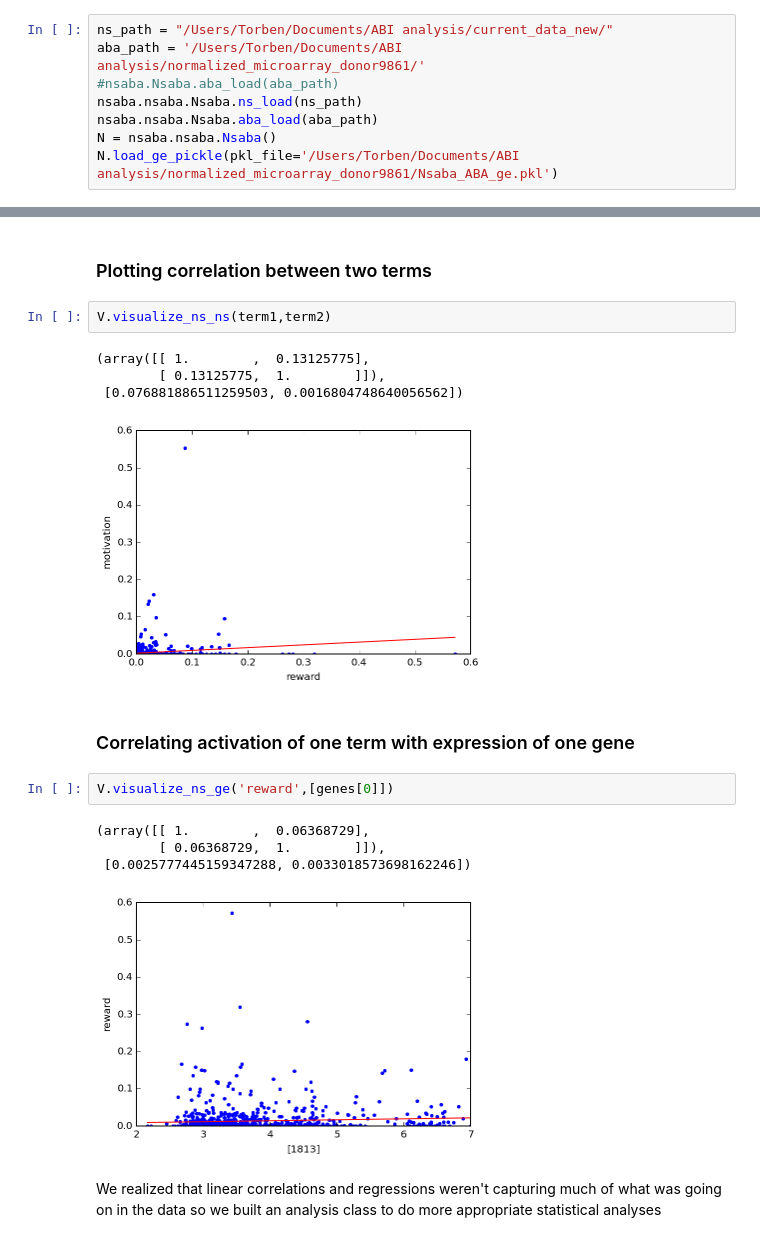
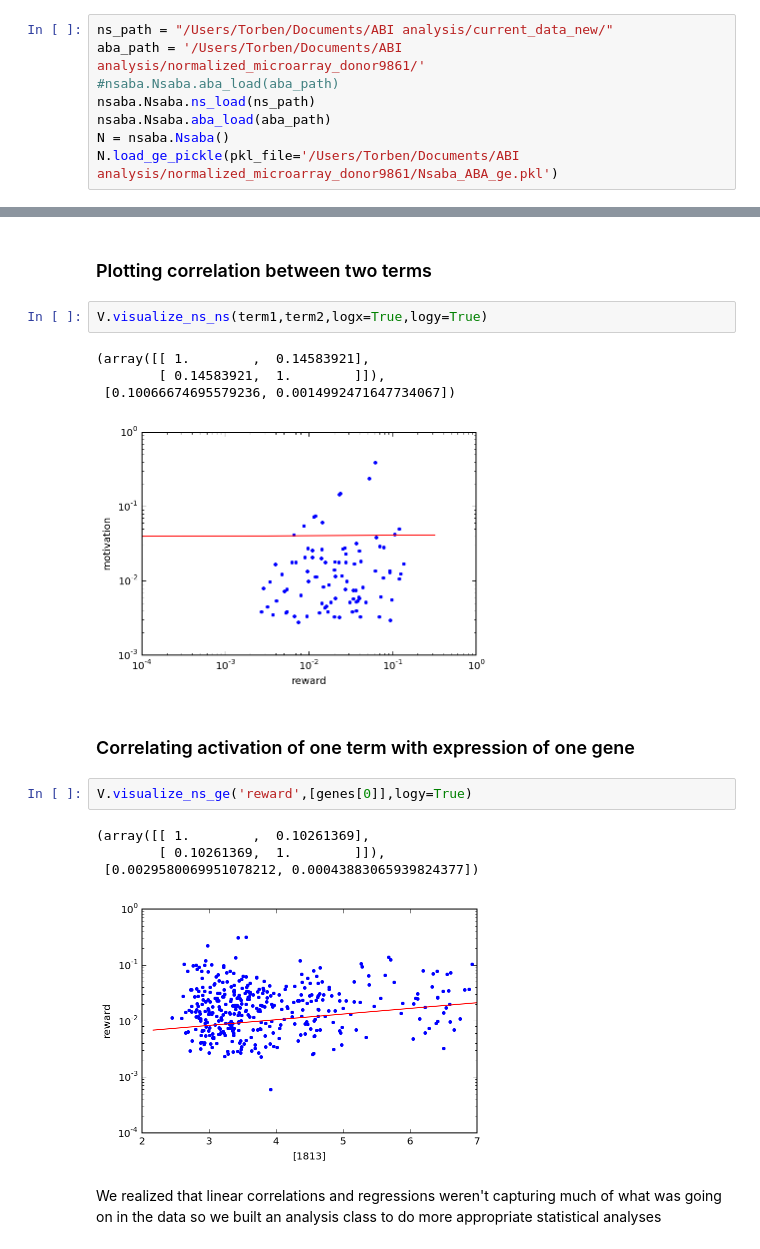
Before and after one commit to voytekresearch/nsaba, a Jupyter notebook: notebooks/demos/Nsaba_Demonstration.ipynb, the cells around one changed output, grey strips where cells are left out. Drawn from its saved outputs; the diff is of its cells as text.

Commit message:
Added correct gene_info and log to visualizations

```diff
--- a/notebooks/demos/Nsaba_Demonstration.ipynb
+++ b/notebooks/demos/Nsaba_Demonstration.ipynb
@@ -91,8 +84,8 @@ The module also contains a few other modules:
 ns_path = "/Users/Torben/Documents/ABI analysis/current_data_new/"
 aba_path = '/Users/Torben/Documents/ABI analysis/normalized_microarray_donor9861/'
 #nsaba.Nsaba.aba_load(aba_path)
-nsaba.nsaba.Nsaba.ns_load(ns_path)
-nsaba.nsaba.Nsaba.aba_load(aba_path)
-N = nsaba.nsaba.Nsaba()
+nsaba.Nsaba.ns_load(ns_path)
+nsaba.Nsaba.aba_load(aba_path)
+N = nsaba.Nsaba()
 N.load_ge_pickle(pkl_file='/Users/Torben/Documents/ABI analysis/normalized_microarray_donor9861/Nsaba_ABA_ge.pkl')
 # %% [output]
@@ -185,21 +190,21 @@ We're plotting the gene expression of the D2 receptor and the dopamine transport
 # %% [markdown]
 ### Plotting correlation between two terms
 # %%
-V.visualize_ns_ns(term1,term2)
+V.visualize_ns_ns(term1,term2,logx=True,logy=True)
 # %% [output]
-(array([[ 1.        ,  0.13125775],
-        [ 0.13125775,  1.        ]]),
- [0.076881886511259503, 0.0016804748640056562])
+(array([[ 1.        ,  0.14583921],
+        [ 0.14583921,  1.        ]]),
+ [0.10066674695579236, 0.0014992471647734067])
-[figure, old version]
+[figure, new version]
 # %% [markdown]
 ### Correlating activation of one term with expression of one gene
 # %%
-V.visualize_ns_ge('reward',[genes[0]])
+V.visualize_ns_ge('reward',[genes[0]],logy=True)
 # %% [output]
-(array([[ 1.        ,  0.06368729],
-        [ 0.06368729,  1.        ]]),
- [0.0025777445159347288, 0.0033018573698162246])
+(array([[ 1.        ,  0.10261369],
+        [ 0.10261369,  1.        ]]),
+ [0.0029580069951078212, 0.00043883065939824377])
-[figure, old version]
+[figure, new version]
 # %% [markdown]
 We realized that linear correlations and regressions weren't capturing much of what was going on in the data so we built an analysis class to do more appropriate statistical analyses
 # %% [markdown]
```
Also changed, not shown: parts of 3 cells of this notebook, 1 other file.
